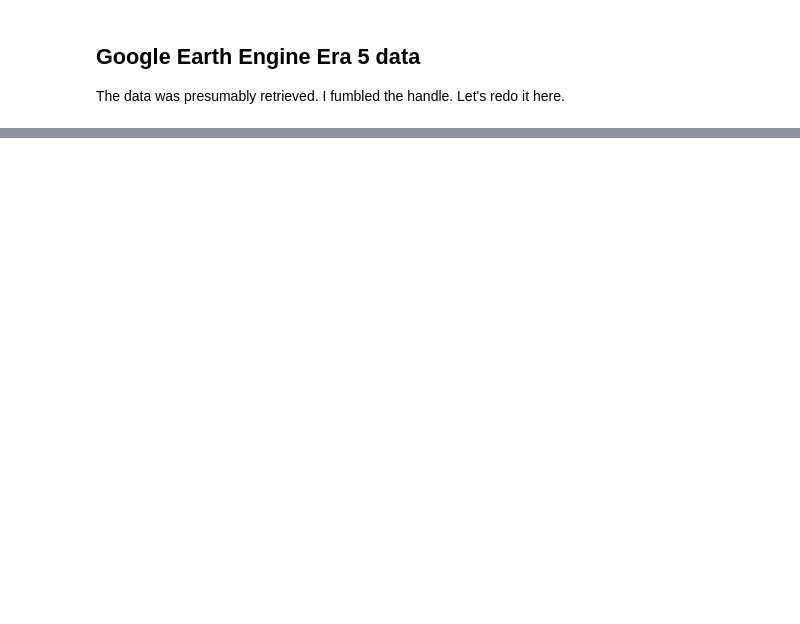
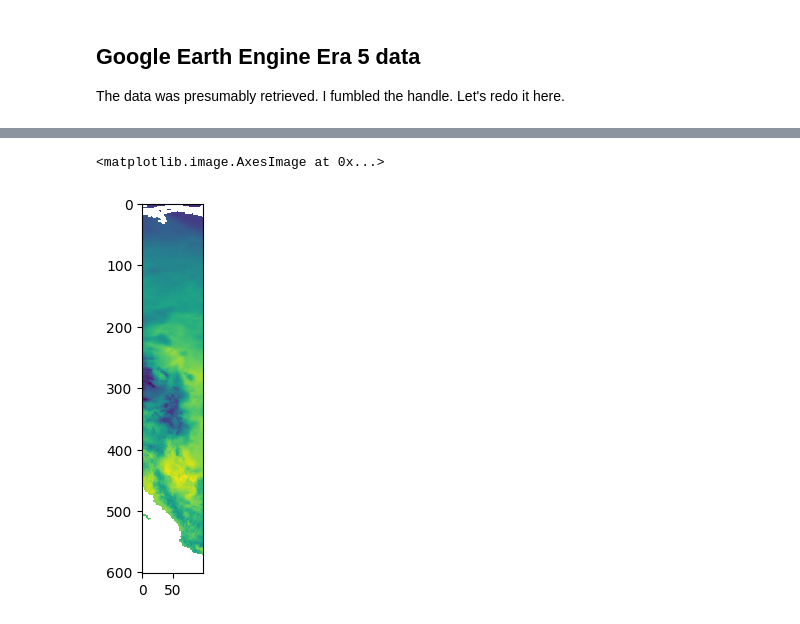
Before and after one commit to dtersegno/skydrop, a Jupyter notebook: notebooks/10_GEE_redo.ipynb, the cells around one changed output, grey strips where cells are left out. Drawn from its saved outputs; the diff is of its cells as text; code cells hidden in the pictures; blank space fills up the shorter version.

```diff
--- a/notebooks/10_GEE_redo.ipynb
+++ b/notebooks/10_GEE_redo.ipynb
@@ -43,0 +49,7 @@ note: This error originates from a subprocess, and is likely not a problem with
+# %%
+#the indices are [time, row (latitude), column (longitude)]
+#show only a slice of longitudes
+plt.imshow(east_coast[1,:,:100])
+# %% [output]
+<matplotlib.image.AxesImage at 0x...>
+[figure, added]
```
Also changed, not shown: parts of 24 cells of this notebook, 1 other file.
